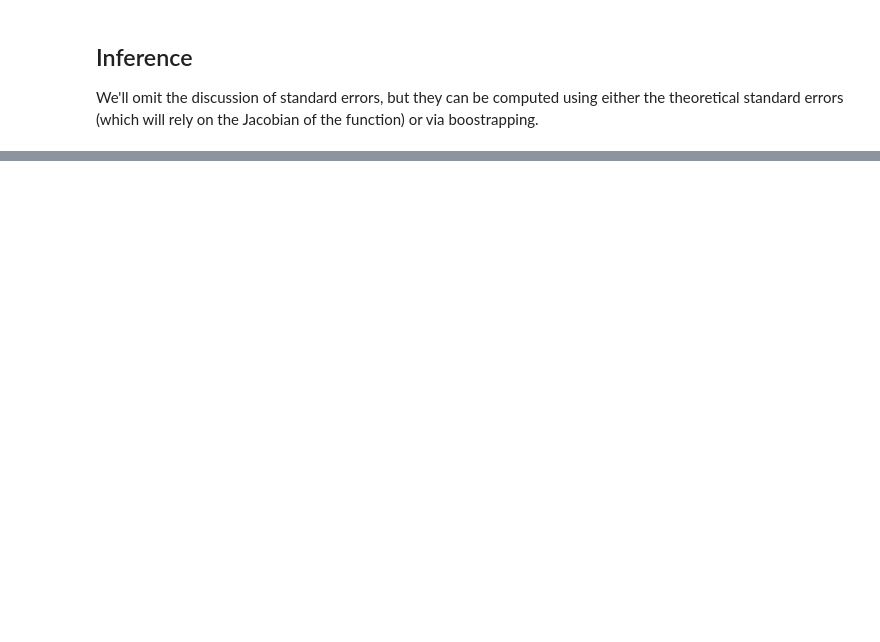
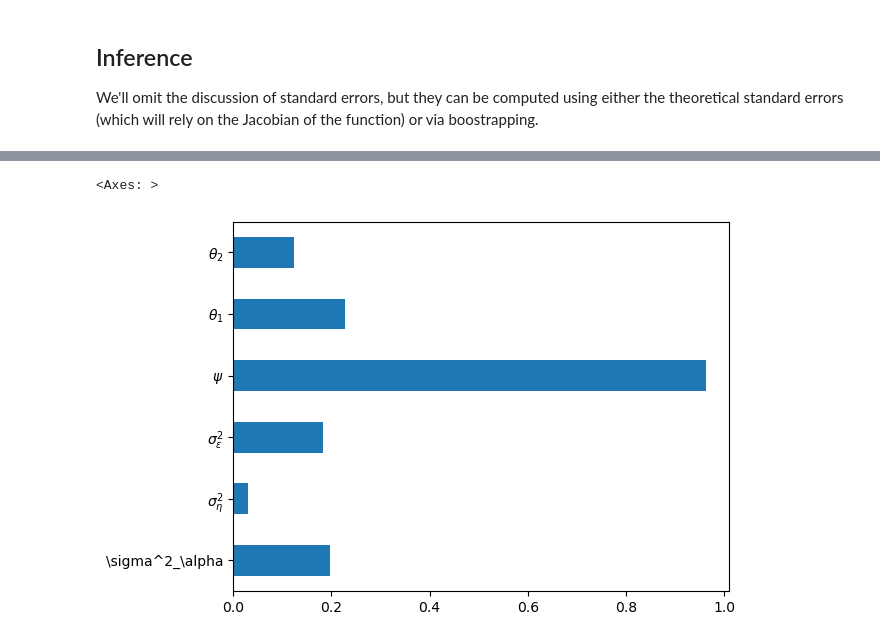
Before and after one commit to munsondl/CompEcon_Fall25, a Jupyter notebook: Optimization/ECM_Estimation.ipynb, the cells around one changed output, grey strips where cells are left out. Drawn from its saved outputs; the diff is of its cells as text; code cells hidden in the pictures; blank space fills up the shorter version.

```diff
--- a/Optimization/ECM_Estimation.ipynb
+++ b/Optimization/ECM_Estimation.ipynb
@@ -352,0 +380,5 @@ We'll omit the discussion of standard errors, but they can be computed using eit
+# %%
+est_df.plot(kind='barh', legend=False)
+# %% [output]
+<Axes: >
+[figure, added]
```
Also changed, not shown: parts of 4 cells of this notebook.
